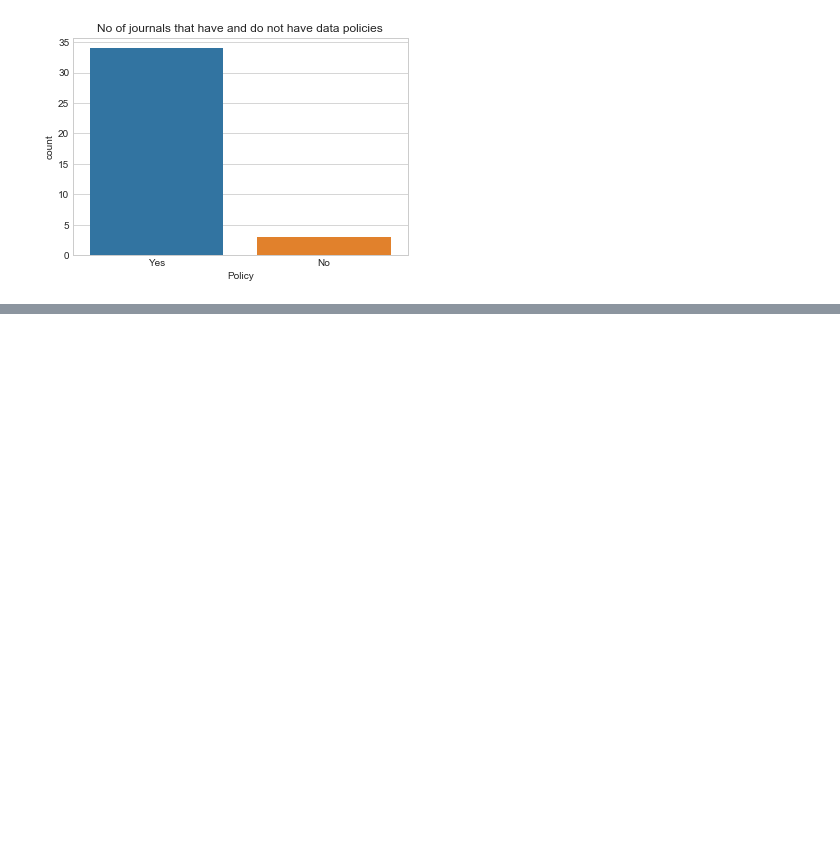
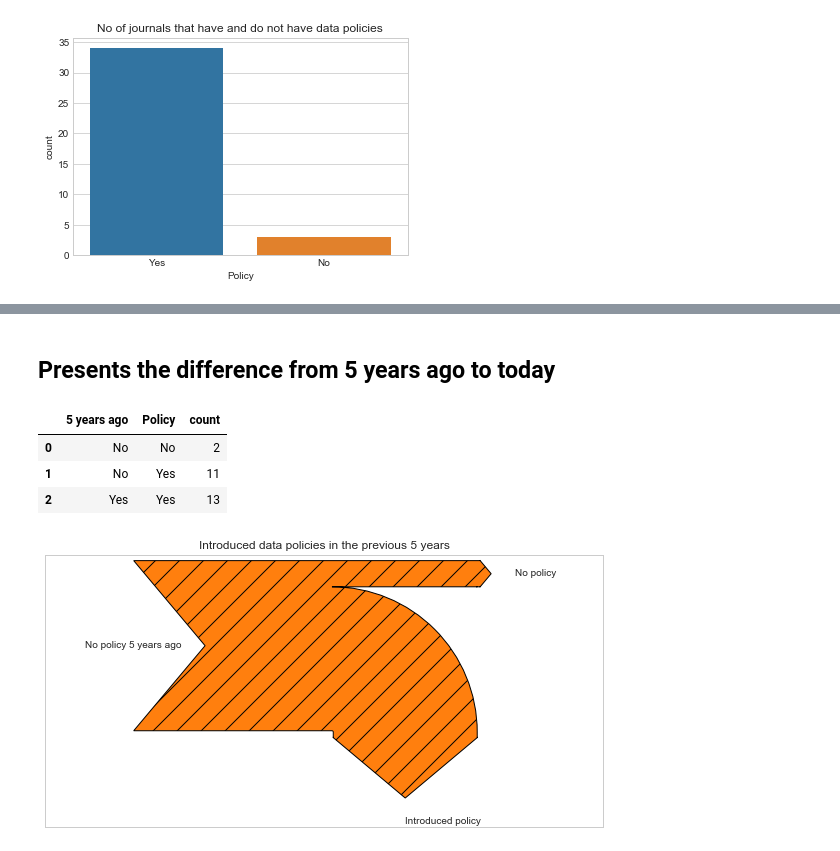
Before and after one commit to atrisovic/econ-data-policy, a Jupyter notebook: econ-data-policy-results.ipynb, the cells around one changed output, grey strips where cells are left out. Saved outputs shown, nothing was run; the diff lists cells and outputs as text; code cells hidden in the pictures; blank space fills up the shorter version.

```diff
--- a/econ-data-policy-results.ipynb
+++ b/econ-data-policy-results.ipynb
@@ -153 +169,11 @@ No     11
 Name: 5 years ago, dtype: int64
+# %% [markdown]
+## Presents the difference from 5 years ago to today
+# %%
+gr = df.groupby(['5 years ago','Policy']).size().reset_index().rename(columns={0:'count'})
+gr
+# %% [output]
+|  | 5 years ago | Policy | count |
+| 0 | No | No | 2 |
+| 1 | No | Yes | 11 |
+| 2 | Yes | Yes | 13 |
@@ -153,0 +182,25 @@ Name: 5 years ago, dtype: int64
+# %%
+fig = plt.figure(figsize=(10,5))
+ax = fig.add_subplot(1, 1, 1, xticks=[], yticks=[], title="Introduced data policies in the previous 5 years")
+
+# hardcoded from the above
+flows = [13, -2,-11]
+labels = ["No policy 5 years ago", "No policy", "Introduced policy"]
+sankey = Sankey(ax=ax, unit=None, offset=1.8, color='green')
+
+sankey.add(flows=flows,
+           labels=labels,
+           pathlengths = [.5,.2,.5],
+           orientations=[0, 0,-1],
+           trunklength=15)
+
+diagrams = sankey.finish()
+diagrams[-1].patch.set_hatch('/')
+
+# align text left
+for d in diagrams:
+    for t in d.texts:
+        t.set_horizontalalignment('left')
+d.texts[0].set_horizontalalignment('right')
+# %% [output]
+[figure, added]
```
Also changed, not shown: parts of 7 cells of this notebook, 2 other files.
